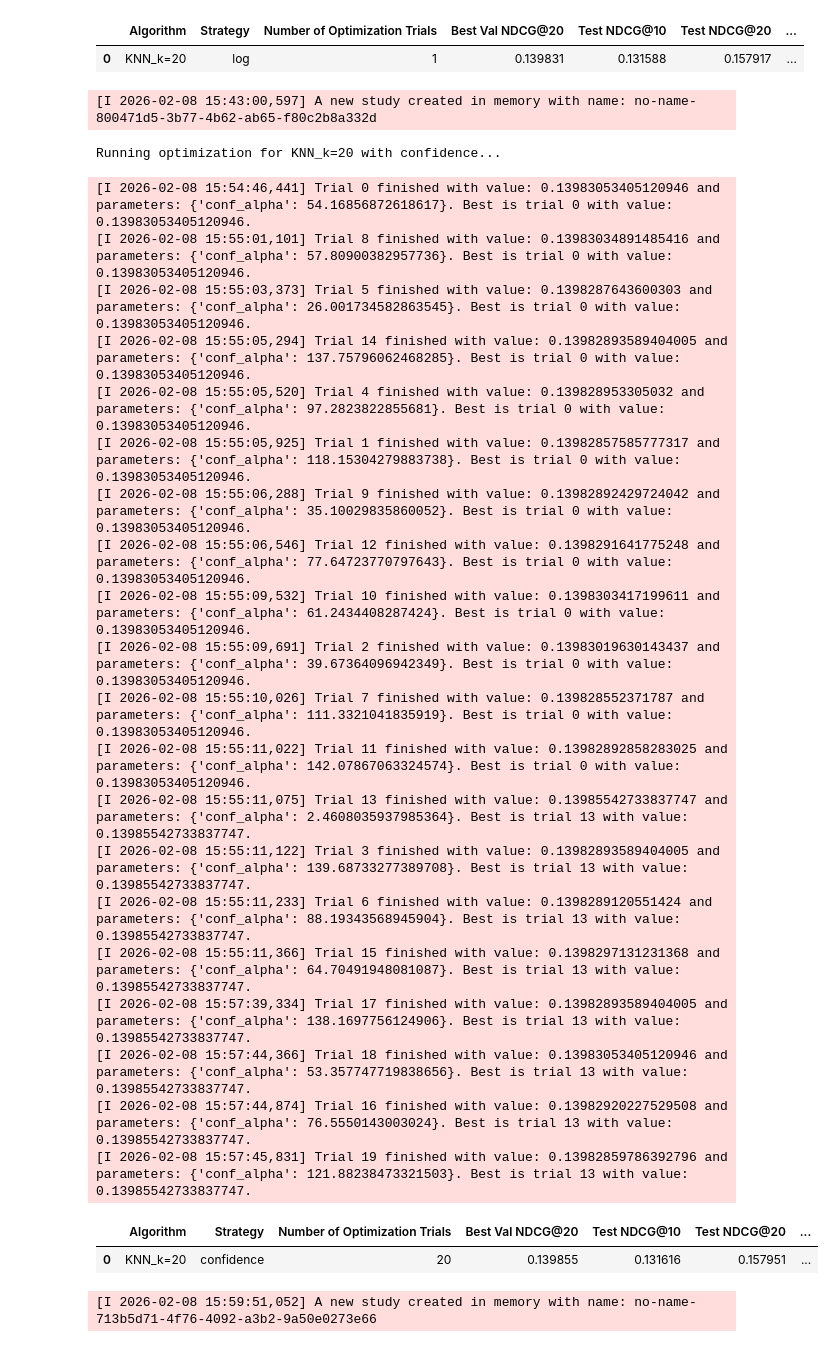
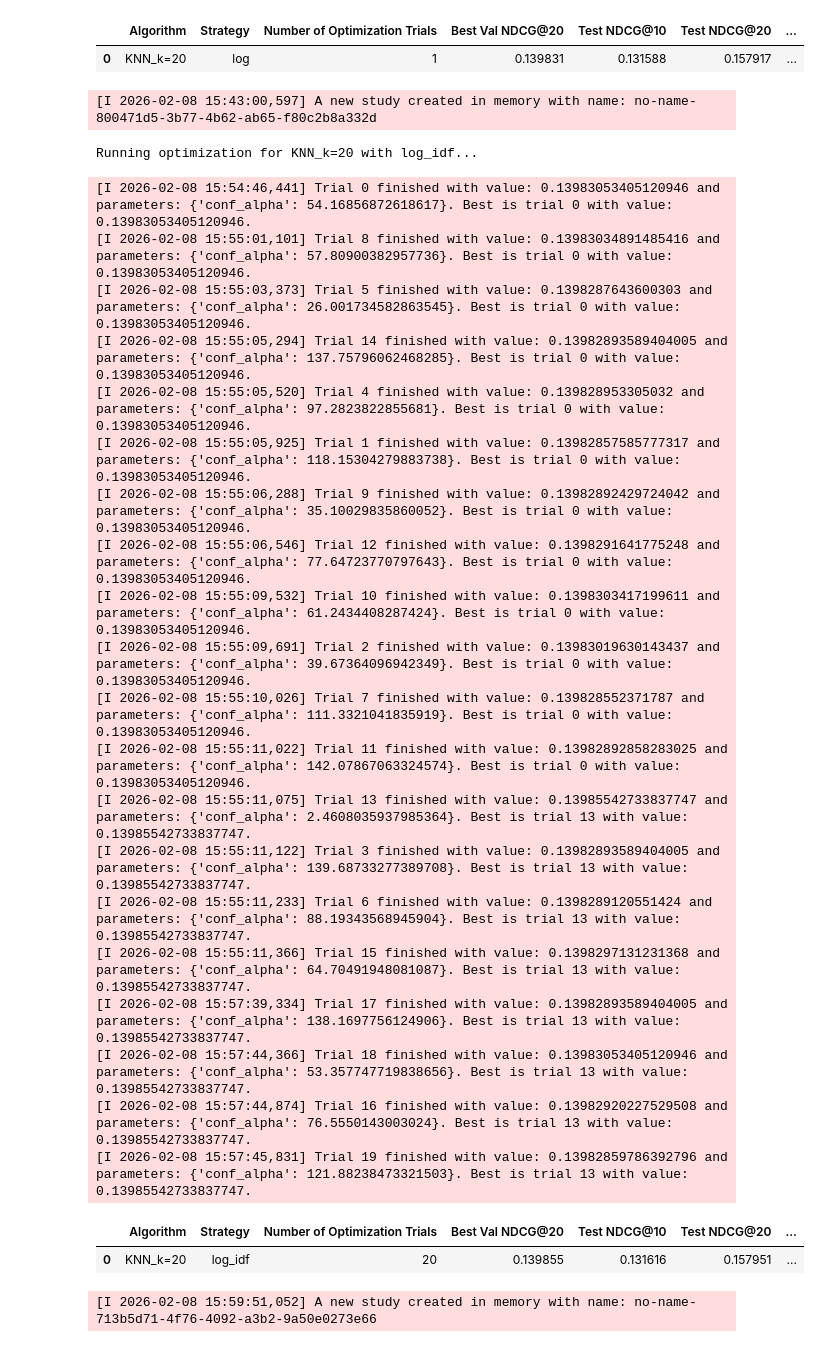
Before and after one commit to insanewarrior/rec-sys-research, a Jupyter notebook: weighting_is_fun/0_lastfm_360k_knn.ipynb, the cells around one changed output. Saved outputs shown, nothing was run; the diff lists cells and outputs as text; code cells hidden in the pictures.

```diff
--- a/weighting_is_fun/0_lastfm_360k_knn.ipynb
+++ b/weighting_is_fun/0_lastfm_360k_knn.ipynb
@@ -74,7 +74,7 @@ def run_hyperparameter_optimization(
         "bm25",
         "tfidf",
         "log",
-        "confidence",
+        "log_idf",
         "power",
         "normalized",
         "pmi",
@@ -98,8 +98,8 @@ def run_hyperparameter_optimization(
         weighted = matrix.copy()
         if strategy == "bm25":
             weighted = bm25_weight(weighted, K1=params.get("bm25_k1"), B=params.get("bm25_b"))
-        elif strategy == "confidence":
-            weighted = confidence_weight(weighted, alpha=params.get("conf_alpha"))
+        elif strategy == "log_idf":
+            weighted = log_idf_weight(weighted, alpha=params.get("conf_alpha"))
         elif strategy == "power":
             weighted = power_weight(weighted, p=params.get("power_p"))
         elif strategy == "tfidf":
@@ -126,7 +126,7 @@ def run_hyperparameter_optimization(
         if strategy == "bm25":
             params["bm25_k1"] = trial.suggest_float("bm25_k1", 0.1, 1000)
             params["bm25_b"] = trial.suggest_float("bm25_b", 0.0, 1.0)
-        elif strategy == "confidence":
+        elif strategy == "log_idf":
             params["conf_alpha"] = trial.suggest_float("conf_alpha", 1.0, 150.0)
         elif strategy == "power":
             params["power_p"] = trial.suggest_float("power_p", 0.1, 1.5)
@@ -150,7 +150,7 @@ def run_hyperparameter_optimization(
         return ranking_metrics_at_k(model, train_mat, val_mat, K=20, show_progress=False)['ndcg']
 
     # Optimize only if strategy has parameters
-    current_trials = n_trials if strategy in ["bm25", "confidence", "power", "robust_user_centric", "robust_user_centric_weight_v2", "sigmoid_propensity", "power_lift"] else 1
+    current_trials = n_trials if strategy in ["bm25", "log_idf", "power", "robust_user_centric", "robust_user_centric_weight_v2", "sigmoid_propensity", "power_lift"] else 1
     study = optuna.create_study(direction="maximize", sampler=optuna.samplers.TPESampler(seed=42))
     study.optimize(objective, n_trials=current_trials, n_jobs=-1)
 
@@ -243,32 +243,32 @@ Running optimization for KNN_k=20 with log...
 |  | Algorithm | Strategy | Number of Optimization Trials | Best Val NDCG@20 | Test NDCG@10 | Test NDCG@20 | ... |
 | 0 | KNN_k=20 | log | 1 | 0.139831 | 0.131588 | 0.157917 | ... |
 # %%
-run_hyperparameter_optimization(train_mat, val_mat, train_val_mat, test_mat, weighting_strategy="confidence", algorithm="KNN_k=20", n_trials=20, output_dir=results_folder)
+run_hyperparameter_optimization(train_mat, val_mat, train_val_mat, test_mat, weighting_strategy="log_idf", algorithm="KNN_k=20", n_trials=20, output_dir=results_folder)
 # %% [output]
 [I 2026-02-08 15:43:00,597] A new study created in memory with name: no-name-800471d5-3b77-4b62-ab65-f80c2b8a332d
-Running optimization for KNN_k=20 with confidence...
+Running optimization for KNN_k=20 with log_idf...
 [I 2026-02-08 15:54:46,441] Trial 0 finished with value: 0.13983053405120946 and parameters: {'conf_alpha': 54.16856872618617}. Best is trial 0 with value: 0.13983053405120946.
 [I 2026-02-08 15:55:01,101] Trial 8 finished with value: 0.13983034891485416 and parameters: {'conf_alpha': 57.80900382957736}. Best is trial 0 with value: 0.13983053405120946.
 [I 2026-02-08 15:55:03,373] Trial 5 finished with value: 0.1398287643600303 and parameters: {'conf_alpha': 26.001734582863545}. Best is trial 0 with value: 0.13983053405120946.
 [I 2026-02-08 15:55:05,294] Trial 14 finished with value: 0.13982893589404005 and parameters: {'conf_alpha': 137.75796062468285}. Best is trial 0 with value: 0.13983053405120946.
 [I 2026-02-08 15:55:05,520] Trial 4 finished with value: 0.139828953305032 and parameters: {'conf_alpha': 97.2823822855681}. Best is trial 0 with value: 0.13983053405120946.
 [I 2026-02-08 15:55:05,925] Trial 1 finished with value: 0.13982857585777317 and parameters: {'conf_alpha': 118.15304279883738}. Best is trial 0 with value: 0.13983053405120946.
 [I 2026-02-08 15:55:06,288] Trial 9 finished with value: 0.13982892429724042 and parameters: {'conf_alpha': 35.10029835860052}. Best is trial 0 with value: 0.13983053405120946.
 [I 2026-02-08 15:55:06,546] Trial 12 finished with value: 0.1398291641775248 and parameters: {'conf_alpha': 77.64723770797643}. Best is trial 0 with value: 0.13983053405120946.
 [I 2026-02-08 15:55:09,532] Trial 10 finished with value: 0.1398303417199611 and parameters: {'conf_alpha': 61.2434408287424}. Best is trial 0 with value: 0.13983053405120946.
 [I 2026-02-08 15:55:09,691] Trial 2 finished with value: 0.13983019630143437 and parameters: {'conf_alpha': 39.67364096942349}. Best is trial 0 with value: 0.13983053405120946.
 [I 2026-02-08 15:55:10,026] Trial 7 finished with value: 0.139828552371787 and parameters: {'conf_alpha': 111.3321041835919}. Best is trial 0 with value: 0.13983053405120946.
 [I 2026-02-08 15:55:11,022] Trial 11 finished with value: 0.13982892858283025 and parameters: {'conf_alpha': 142.07867063324574}. Best is trial 0 with value: 0.13983053405120946.
 [I 2026-02-08 15:55:11,075] Trial 13 finished with value: 0.13985542733837747 and parameters: {'conf_alpha': 2.4608035937985364}. Best is trial 13 with value: 0.13985542733837747.
 [I 2026-02-08 15:55:11,122] Trial 3 finished with value: 0.13982893589404005 and parameters: {'conf_alpha': 139.68733277389708}. Best is trial 13 with value: 0.13985542733837747.
 [I 2026-02-08 15:55:11,233] Trial 6 finished with value: 0.1398289120551424 and parameters: {'conf_alpha': 88.19343568945904}. Best is trial 13 with value: 0.13985542733837747.
 [I 2026-02-08 15:55:11,366] Trial 15 finished with value: 0.1398297131231368 and parameters: {'conf_alpha': 64.70491948081087}. Best is trial 13 with value: 0.13985542733837747.
 [I 2026-02-08 15:57:39,334] Trial 17 finished with value: 0.13982893589404005 and parameters: {'conf_alpha': 138.1697756124906}. Best is trial 13 with value: 0.13985542733837747.
 [I 2026-02-08 15:57:44,366] Trial 18 finished with value: 0.13983053405120946 and parameters: {'conf_alpha': 53.357747719838656}. Best is trial 13 with value: 0.13985542733837747.
 [I 2026-02-08 15:57:44,874] Trial 16 finished with value: 0.13982920227529508 and parameters: {'conf_alpha': 76.5550143003024}. Best is trial 13 with value: 0.13985542733837747.
 [I 2026-02-08 15:57:45,831] Trial 19 finished with value: 0.13982859786392796 and parameters: {'conf_alpha': 121.88238473321503}. Best is trial 13 with value: 0.13985542733837747.
 |  | Algorithm | Strategy | Number of Optimization Trials | Best Val NDCG@20 | Test NDCG@10 | Test NDCG@20 | ... |
-| 0 | KNN_k=20 | confidence | 20 | 0.139855 | 0.131616 | 0.157951 | ... |
+| 0 | KNN_k=20 | log_idf | 20 | 0.139855 | 0.131616 | 0.157951 | ... |
 # %%
 run_hyperparameter_optimization(train_mat, val_mat, train_val_mat, test_mat, weighting_strategy="power", algorithm="KNN_k=20", n_trials=20, output_dir=results_folder)
 # %% [output]
```
Also changed, not shown: parts of 3 cells of this notebook, 41 other files.
